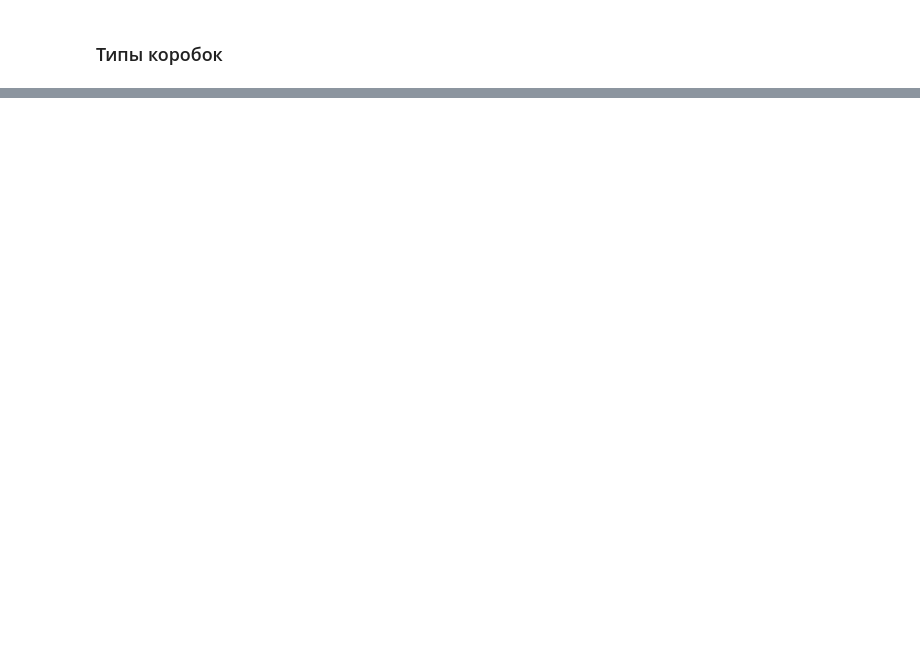
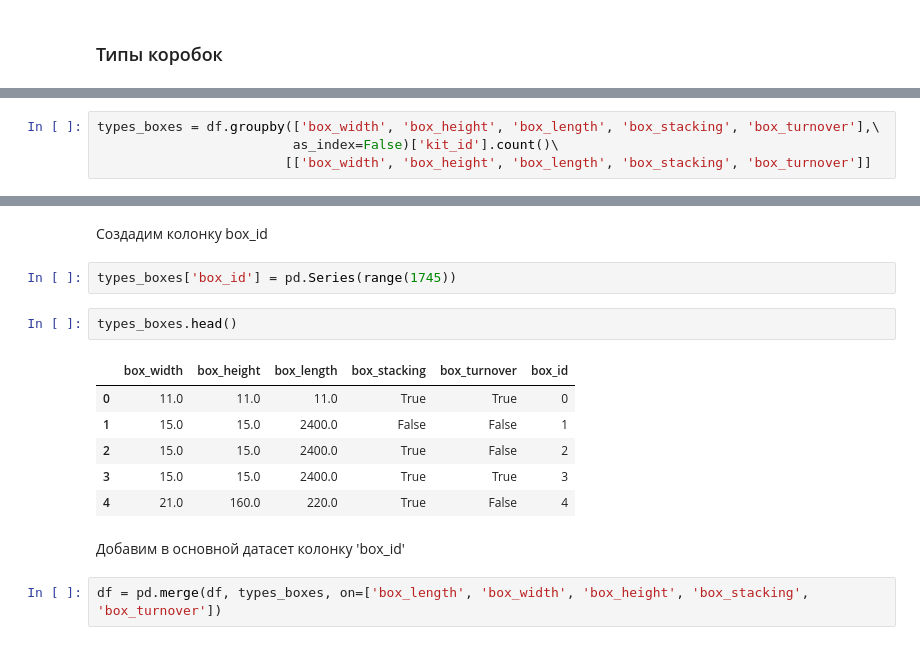
Before and after one commit to esvesv/gaprix, a Jupyter notebook: Untitled.ipynb, the cells around one changed output, grey strips where cells are left out. Cells and saved outputs as stored; diff of their text form; blank space fills up the shorter version.

```diff
--- a/Untitled.ipynb
+++ b/Untitled.ipynb
@@ -140,0 +112,4 @@ df.groupby(['box_width', 'box_height', 'box_length', 'box_stacking', 'box_turnov
+# %%
+types_boxes = df.groupby(['box_width', 'box_height', 'box_length', 'box_stacking', 'box_turnover'],\
+                         as_index=False)['kit_id'].count()\
+                        [['box_width', 'box_height', 'box_length', 'box_stacking', 'box_turnover']]
@@ -140,0 +125,17 @@ df.groupby(['box_width', 'box_height', 'box_length', 'box_stacking', 'box_turnov
+# %% [markdown]
+Создадим колонку box_id
+# %%
+types_boxes['box_id'] = pd.Series(range(1745))
+# %%
+types_boxes.head()
+# %% [output]
+|  | box_width | box_height | box_length | box_stacking | box_turnover | box_id |
+| 0 | 11.0 | 11.0 | 11.0 | True | True | 0 |
+| 1 | 15.0 | 15.0 | 2400.0 | False | False | 1 |
+| 2 | 15.0 | 15.0 | 2400.0 | True | False | 2 |
+| 3 | 15.0 | 15.0 | 2400.0 | True | True | 3 |
+| 4 | 21.0 | 160.0 | 220.0 | True | False | 4 |
+# %% [markdown]
+Добавим в основной датасет колонку 'box_id'
+# %%
+df = pd.merge(df, types_boxes, on=['box_length', 'box_width', 'box_height', 'box_stacking', 'box_turnover'])
```
Also changed, not shown: parts of 38 cells of this notebook, 17 other files.
